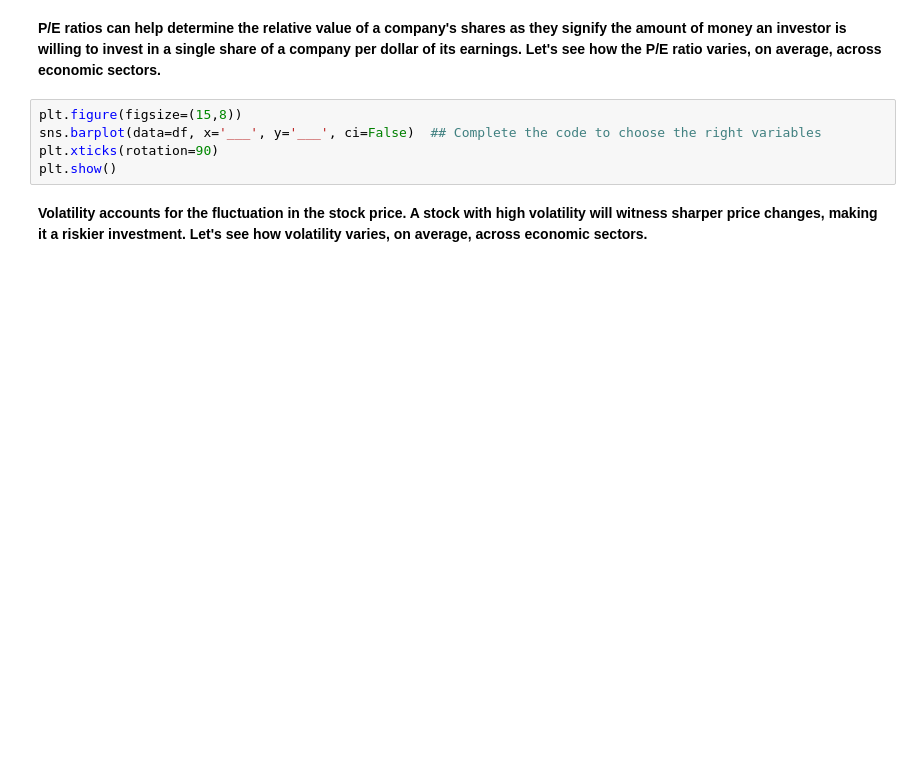
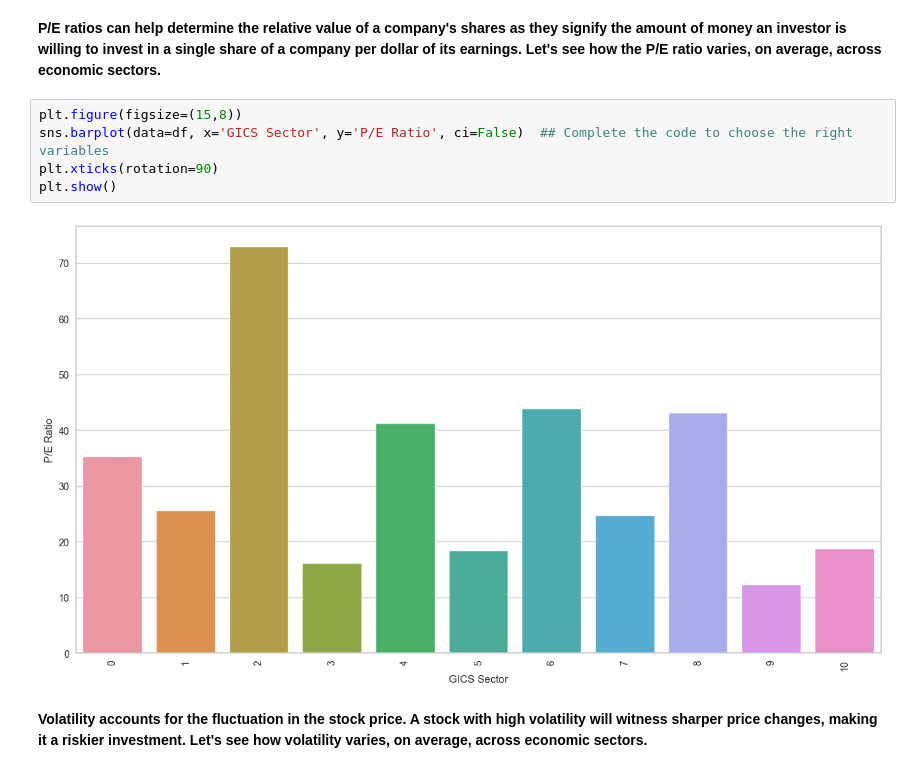
Before and after one commit to CoderSales/unsupervised-learning-clustering, a Jupyter notebook: notebooks/USL_Project_LearnerNotebook_LowCode%28v1.1%29.ipynb, the cells around one changed output. Saved outputs shown, nothing was run; the diff lists cells and outputs as text; blank space fills up the shorter version.

```diff
--- a/notebooks/USL_Project_LearnerNotebook_LowCode%28v1.1%29.ipynb
+++ b/notebooks/USL_Project_LearnerNotebook_LowCode%28v1.1%29.ipynb
@@ -536,9 +537,11 @@ plt.show()
 **P/E ratios can help determine the relative value of a company's shares as they signify the amount of money an investor is willing to invest in a single share of a company per dollar of its earnings. Let's see how the P/E ratio varies, on average, across economic sectors.**
 # %%
 plt.figure(figsize=(15,8))
-sns.barplot(data=df, x='___', y='___', ci=False)  ## Complete the code to choose the right variables
+sns.barplot(data=df, x='GICS Sector', y='P/E Ratio', ci=False)  ## Complete the code to choose the right variables
 plt.xticks(rotation=90)
 plt.show()
+# %% [output]
+[figure, added]
 # %% [markdown]
 **Volatility accounts for the fluctuation in the stock price. A stock with high volatility will witness sharper price changes, making it a riskier investment. Let's see how volatility varies, on average, across economic sectors.**
 # %%
```
Also changed, not shown: parts of 37 cells of this notebook.
